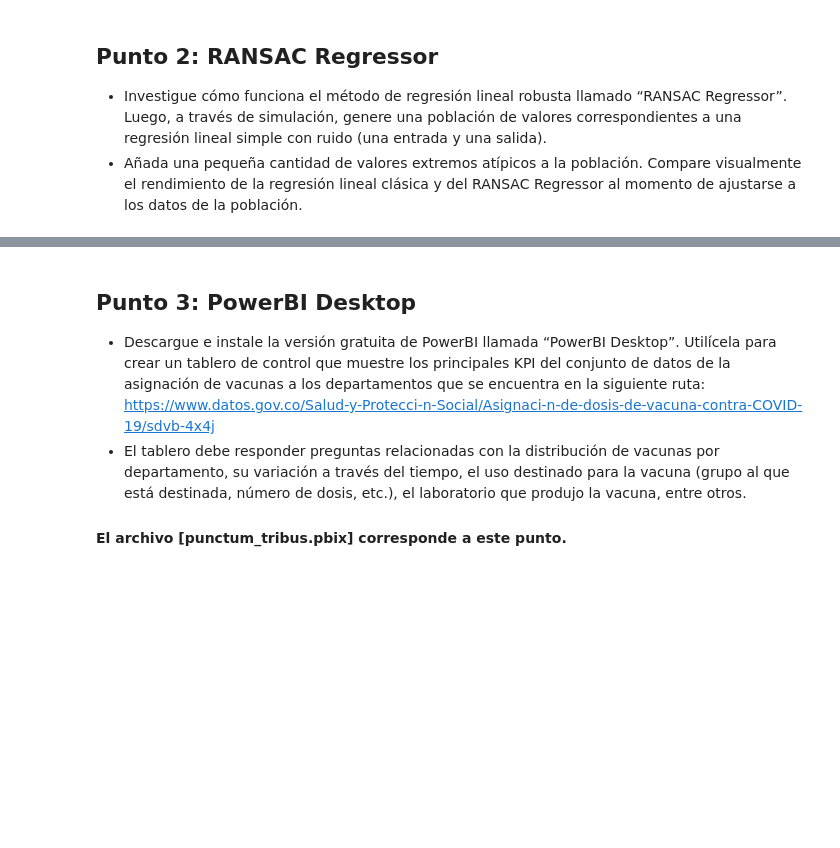
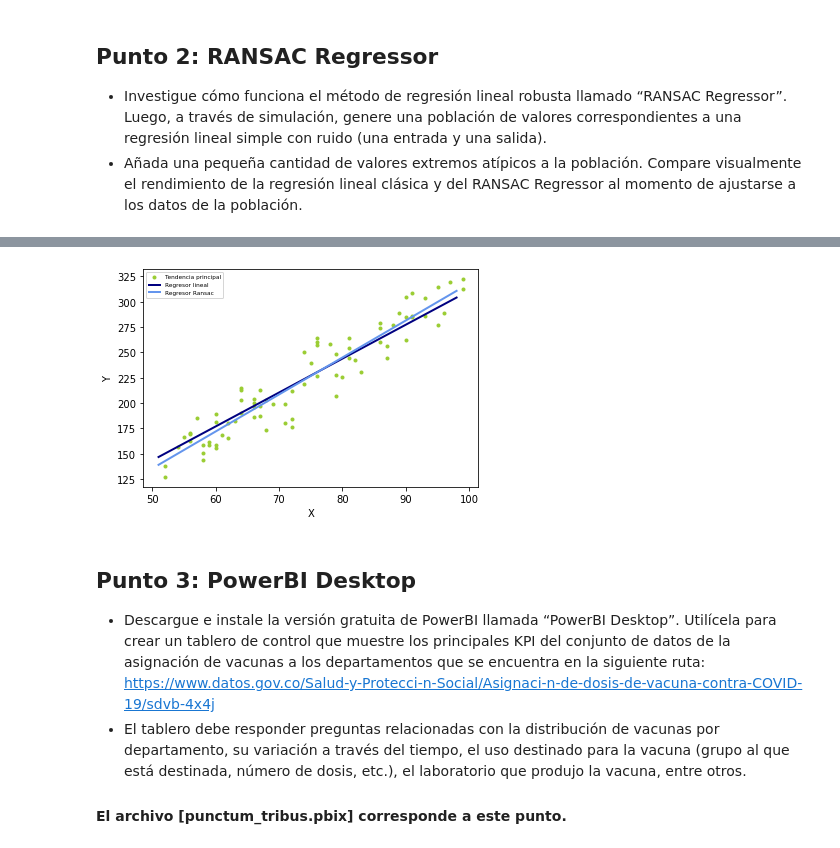
Before and after one commit to ijrios/Opus_data_analisys, a Jupyter notebook: 1_opus.ipynb, the cells around one changed output, grey strips where cells are left out. Cells and saved outputs as stored; diff of their text form; code cells hidden in the pictures; blank space fills up the shorter version.

```diff
--- a/1_opus.ipynb
+++ b/1_opus.ipynb
@@ -722,3 +687,36 @@ AttributeError: 'int' object has no attribute 'reshape'
+# %%
+# Se requiere que el arreglo este en forma de columna
+x1 = x1.reshape(-1,1)
+y1 = y1.reshape(-1,1)
+lr = LinearRegression()
+lr.fit(x1, y1)
+# Muestre el intercepto y el coeficiente
+lr.intercept_, lr.coef_
+ransac = RANSACRegressor(LinearRegression())
+ransac.fit(x1, y1)
+# El objeto guarda los inliers
+inlier_mask = ransac.inlier_mask_
+outlier_mask = np.logical_not(inlier_mask)
+# Variables que se pueden usar luego si se desea
+outliers_x = x1[outlier_mask]
+outliers_y = y1[outlier_mask]
+line_x = np.arange(x1.min(), x1.max())[:, np.newaxis]
+line_y = lr.predict(line_x)
+line_y_ransac = ransac.predict(line_x)
+# Muestre el intercepto y el coeficiente
+ransac.estimator_.intercept_, ransac.estimator_.coef_
+lw = 2
+plt.scatter(x1[inlier_mask], y1[inlier_mask], color='yellowgreen', marker='.',
+            label='Tendencia principal')
+plt.plot(line_x, line_y, color='navy', linewidth=lw, label='Regresor lineal')
+plt.plot(line_x, line_y_ransac, color='cornflowerblue', linewidth=lw,
+         label='Regresor Ransac')
+plt.legend(loc='upper left', fontsize='xx-small')
+plt.xlabel("X")
+plt.ylabel("Y")
+plt.show()
+# %% [output]
+[figure, added]
 # %% [markdown]
 ## Punto 3: PowerBI Desktop
 - Descargue e instale la versión gratuita de PowerBI llamada “PowerBI Desktop”. Utilícela para crear un tablero de control que muestre los principales KPI del conjunto de datos de la asignación de vacunas a los departamentos que se encuentra en la siguiente ruta: https://www.datos.gov.co/Salud-y-Protecci-n-Social/Asignaci-n-de-dosis-de-vacuna-contra-COVID-19/sdvb-4x4j
```
Also changed, not shown: parts of 69 cells of this notebook.
